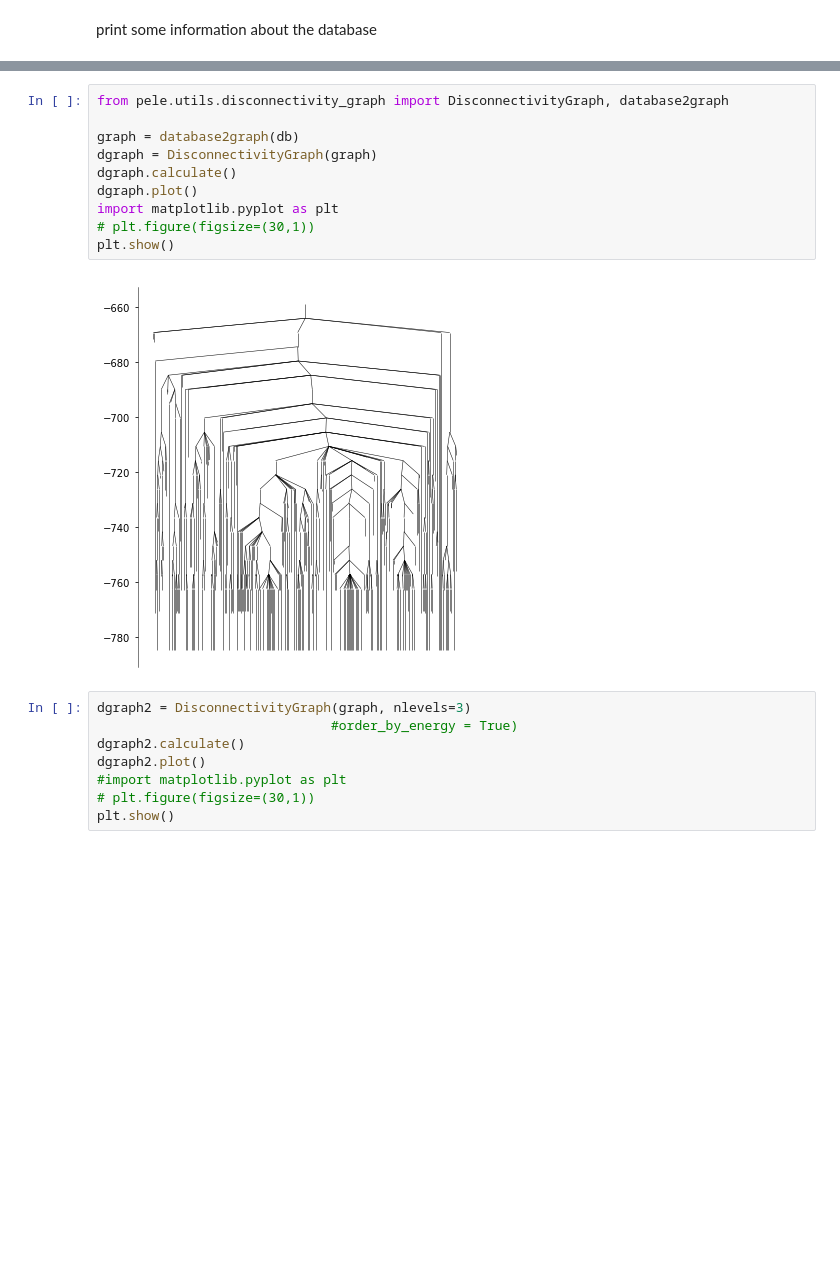
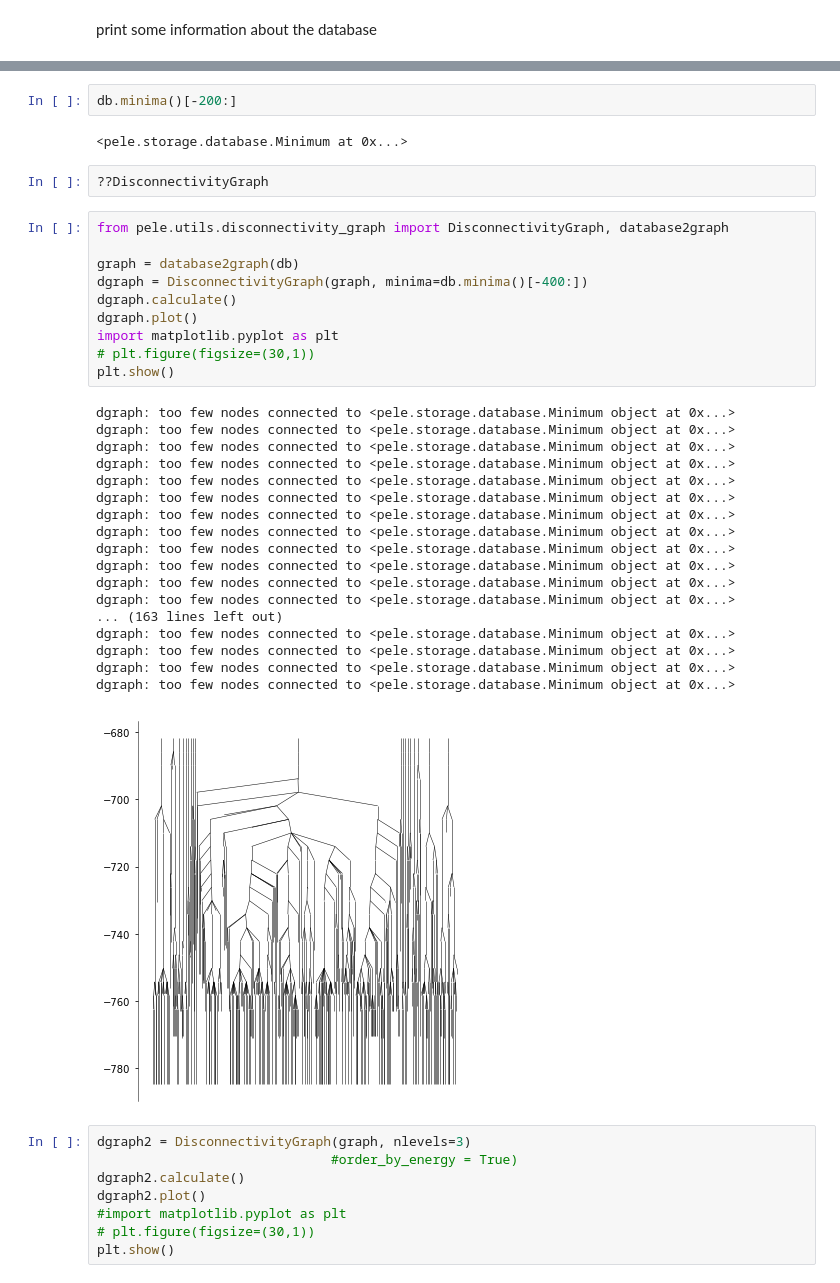
Before and after one commit to JaniceLC/free_energy, a Jupyter notebook: disconnectivity_graph/disconnectivity_graph_water.ipynb, the cells around one changed output, grey strips where cells are left out. Cells and saved outputs as stored; diff of their text form; blank space fills up the shorter version.

```diff
--- a/disconnectivity_graph/disconnectivity_graph_water.ipynb
+++ b/disconnectivity_graph/disconnectivity_graph_water.ipynb
@@ -93,15 +93,38 @@ number of transition states 519
+# %%
+db.minima()[-200:]
+# %% [output]
+<pele.storage.database.Minimum at 0x...>
+# %%
+??DisconnectivityGraph
 # %%
 from pele.utils.disconnectivity_graph import DisconnectivityGraph, database2graph
 
 graph = database2graph(db)
-dgraph = DisconnectivityGraph(graph)
+dgraph = DisconnectivityGraph(graph, minima=db.minima()[-400:])
 dgraph.calculate()
 dgraph.plot()
 import matplotlib.pyplot as plt
 # plt.figure(figsize=(30,1))
 plt.show()
 # %% [output]
+dgraph: too few nodes connected to <pele.storage.database.Minimum object at 0x...>
+dgraph: too few nodes connected to <pele.storage.database.Minimum object at 0x...>
+dgraph: too few nodes connected to <pele.storage.database.Minimum object at 0x...>
+dgraph: too few nodes connected to <pele.storage.database.Minimum object at 0x...>
+dgraph: too few nodes connected to <pele.storage.database.Minimum object at 0x...>
+dgraph: too few nodes connected to <pele.storage.database.Minimum object at 0x...>
+dgraph: too few nodes connected to <pele.storage.database.Minimum object at 0x...>
+dgraph: too few nodes connected to <pele.storage.database.Minimum object at 0x...>
+dgraph: too few nodes connected to <pele.storage.database.Minimum object at 0x...>
+dgraph: too few nodes connected to <pele.storage.database.Minimum object at 0x...>
+dgraph: too few nodes connected to <pele.storage.database.Minimum object at 0x...>
+dgraph: too few nodes connected to <pele.storage.database.Minimum object at 0x...>
+... (163 lines left out)
+dgraph: too few nodes connected to <pele.storage.database.Minimum object at 0x...>
+dgraph: too few nodes connected to <pele.storage.database.Minimum object at 0x...>
+dgraph: too few nodes connected to <pele.storage.database.Minimum object at 0x...>
+dgraph: too few nodes connected to <pele.storage.database.Minimum object at 0x...>
-[figure, old version]
+[figure, new version]
 # %%
 dgraph2 = DisconnectivityGraph(graph, nlevels=3)
                               #order_by_energy = True)
```
Also changed, not shown: parts of 4 cells of this notebook, 8 other files.
